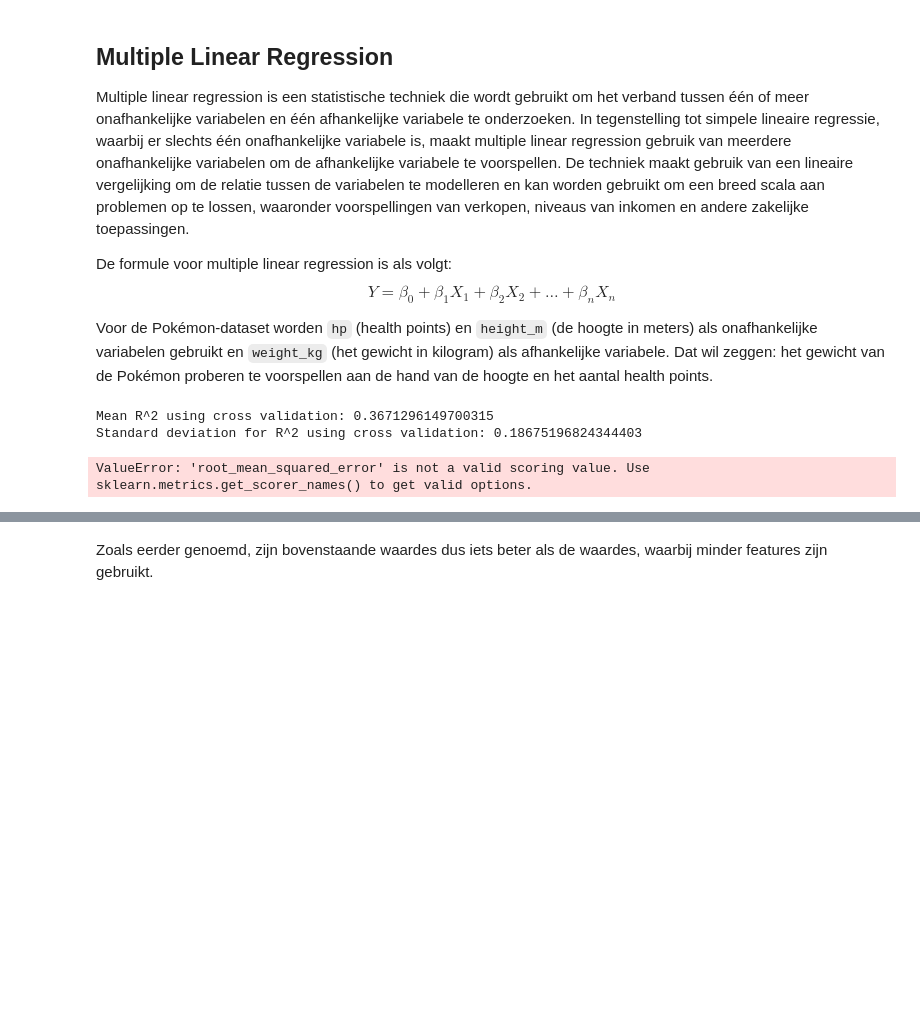
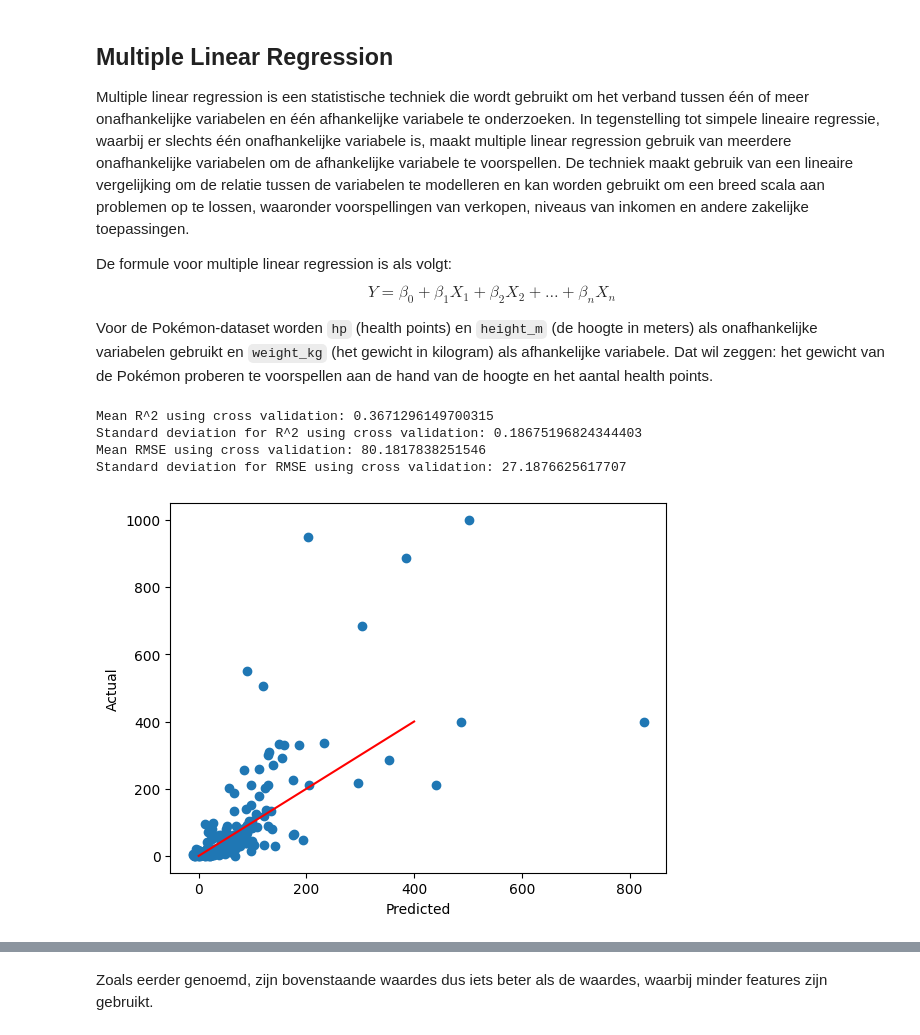
Before and after one commit to FinnAlberts/Data-Science-Summatief, a Jupyter notebook: main.ipynb, the cells around one changed output, grey strips where cells are left out. Drawn from its saved outputs; the diff is of its cells as text; code cells hidden in the pictures; blank space fills up the shorter version.

```diff
--- a/main.ipynb
+++ b/main.ipynb
@@ -90,7 +91,7 @@ X = pokemon[['hp', 'height_m']]
 y = pokemon['weight_kg']
 
 # Split the data into train and test sets
-X_train, X_test, y_train, y_test = train_test_split(X, y, test_size=0.1, random_state=1)
+X_train, X_test, y_train, y_test = train_test_split(X, y, test_size=0.3, random_state=1)
 
 # Fit the model to the training data
 model.fit(X_train, y_train)
@@ -100,33 +101,35 @@ kf = KFold(n_splits=10, shuffle=True, random_state=0)
 
 # Use cross_val_score to perform cross validation for R^2 and train the model
 scores = cross_val_score(model, X, y, scoring='r2', cv=kf)
 
 # Calculate the mean and standard deviation of the scores
 print("Mean R^2 using cross validation:", np.mean(scores))
 print("Standard deviation for R^2 using cross validation:", np.std(scores))
 
 # Use cross_val_score to perform cross validation for RMSE and train the model
 scores = cross_val_score(model, X, y, scoring='neg_root_mean_squared_error', cv=kf)
 
 # Calculate the mean and standard deviation of the scores
-print("Mean RMSE using cross validation:", np.mean(scores))
+print("Mean RMSE using cross validation:", np.abs(np.mean(scores)))
 print("Standard deviation for RMSE using cross validation:", np.std(scores))
 
 # Predict on the test data: y_pred
 y_pred = model.predict(X_test)
 
 # Plot the predicted values against the actual values
 plt.scatter(y_pred, y_test)
 plt.xlabel('Predicted')
 plt.ylabel('Actual')
 
 # Draw a line to show the best fit
 plt.plot([0, 400], [0, 400], 'r')
 
 # Show the plot
 plt.show()
 # %% [output]
 Mean R^2 using cross validation: 0.3671296149700315
 Standard deviation for R^2 using cross validation: 0.18675196824344403
+Mean RMSE using cross validation: 80.1817838251546
+Standard deviation for RMSE using cross validation: 27.1876625617707
-ValueError: 'root_mean_squared_error' is not a valid scoring value. Use sklearn.metrics.get_scorer_names() to get valid options.
+[figure, added]
 # %% [markdown]
```
Also changed, not shown: parts of 24 cells of this notebook.
